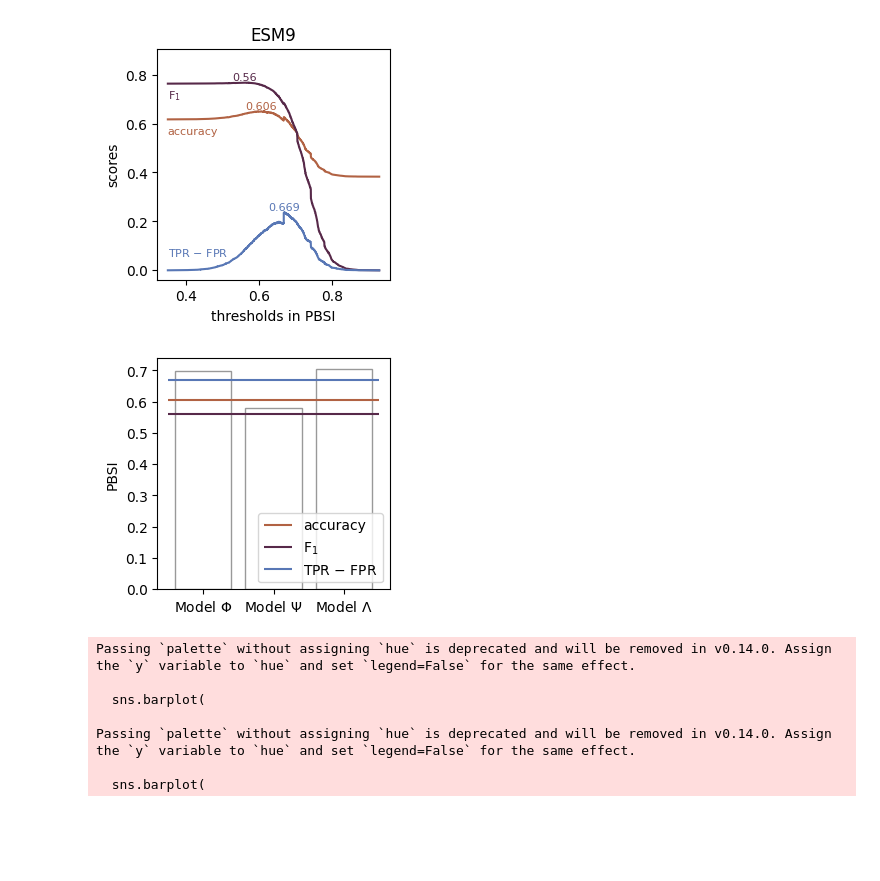
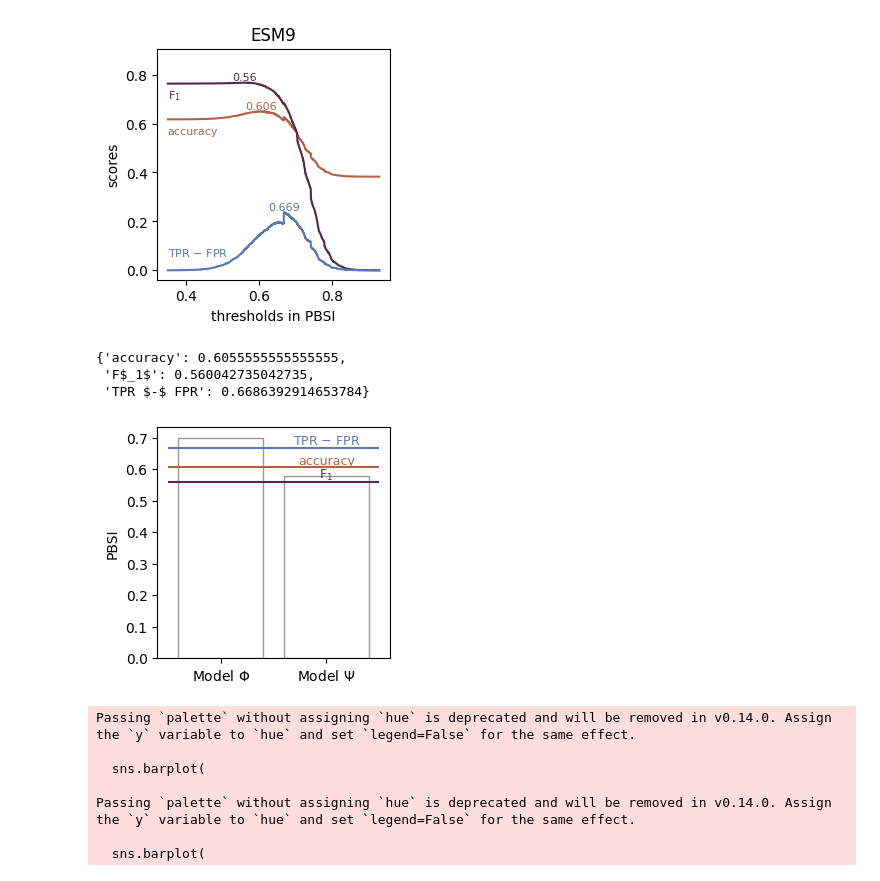
Before and after one commit to yo-aka-gene/WhyDOE, a Jupyter notebook: jupyternb/cai_validation_esm9_dev.ipynb, the cells around one changed output. Cells and saved outputs as stored; diff of their text form; code cells hidden in the pictures; blank space fills up the shorter version.

Commit message:
:recycle: remove model lambda

```diff
--- a/jupyternb/cai_validation_esm9_dev.ipynb
+++ b/jupyternb/cai_validation_esm9_dev.ipynb
@@ -1177,33 +1177,36 @@ from doe_modules.simulation import model_phi, model_psi, model_lambda
+# %%
+thresh_recorder
+# %% [output]
+{'accuracy': 0.6055555555555555,
+ 'F$_1$': 0.560042735042735,
+ 'TPR $-$ FPR': 0.6686392914653784}
 # %%
 fig, ax= plt.subplots(figsize=(3, 3))
 
 sns.barplot(
     data=pd.DataFrame({
-        "": ["Model $\Phi$", "Model $\Psi$", "Model $\Lambda$"],
-        "PBSI": map(pbsi, [model_phi, model_psi, model_lambda])
+        "": ["Model $\Phi$", "Model $\Psi$"],
+        "PBSI": map(pbsi, [model_phi, model_psi])
     }),
     x="", y="PBSI", ax=ax, color="w", edgecolor=".6"
 )
 
 xlim = ax.get_xlim()
 
 for i, (k, v) in enumerate(thresh_recorder.items()):
     c = [
         plt.cm.managua(
             (i + 1) / (metrics.size + 1)
         ) for i in range(metrics.size)
     ]
     ax.hlines(v, *xlim, color=c[i], label=k)
-    # ax.text(
-    #     2, v,
-    #     "$F_1$" if k == "f1" else k, size=9,
-    #     ha="center", va="top" if i == 1 else "bottom", color=c[i])
+    ax.text(1, v, k, size=9, ha="center", va="bottom", color=c[i])
 
-ax.legend(loc="lower right")
+# ax.legend(loc="lower right", fontsize="small")
 
 fig.savefig(f"{outputdir}/test9_simulators", **kwarg_savefig)
 # %% [output]
-[figure, old version]
+[figure, new version]
 # %%
 ## sparse regulations
 p1_arr = np.array([
```
Also changed, not shown: parts of 7 cells of this notebook, 1 other file.
